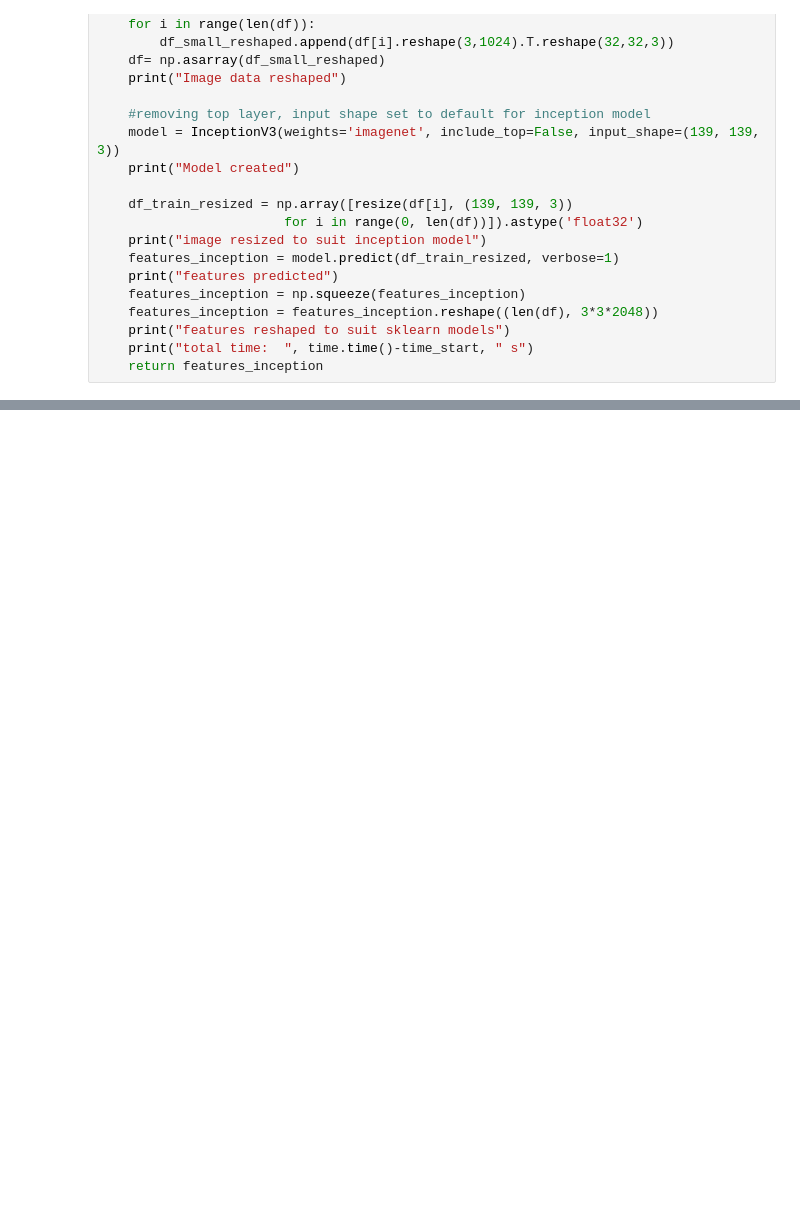
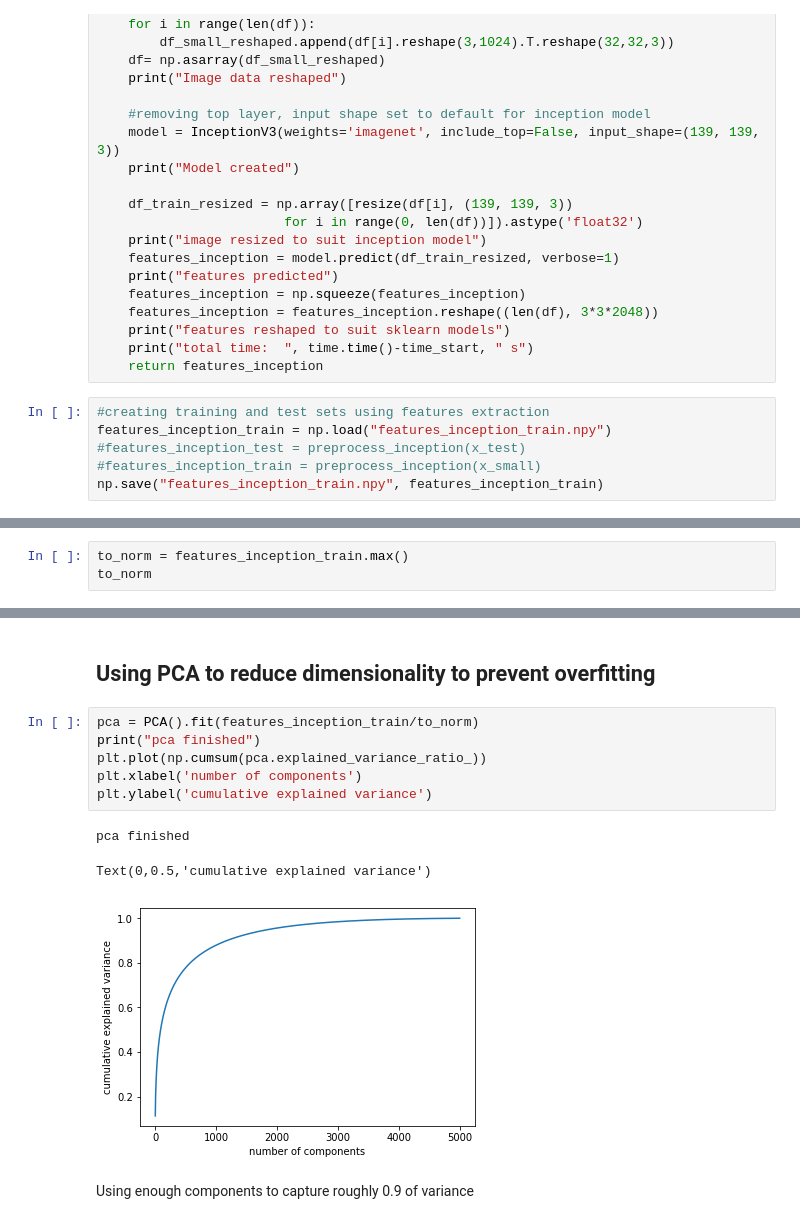
Before and after one commit to kmatusz/cifar10, a Jupyter notebook: cifar-analysis.ipynb, the cells around one changed output, grey strips where cells are left out. Cells and saved outputs as stored; diff of their text form; blank space fills up the shorter version.

```diff
--- a/cifar-analysis.ipynb
+++ b/cifar-analysis.ipynb
@@ -109,3 +113,9 @@ def preprocess_inception (df): #function for generating CNN from image data
     print("features reshaped to suit sklearn models")
     print("total time:  ", time.time()-time_start, " s")
     return features_inception
+# %%
+#creating training and test sets using features extraction
+features_inception_train = np.load("features_inception_train.npy")
+#features_inception_test = preprocess_inception(x_test)
+#features_inception_train = preprocess_inception(x_small)
+np.save("features_inception_train.npy", features_inception_train)
@@ -111,0 +124,3 @@ def preprocess_inception (df): #function for generating CNN from image data
+# %%
+to_norm = features_inception_train.max()
+to_norm
@@ -111,0 +246,14 @@ def preprocess_inception (df): #function for generating CNN from image data
+# %% [markdown]
+## Using PCA to reduce dimensionality to prevent overfitting
+# %%
+pca = PCA().fit(features_inception_train/to_norm)
+print("pca finished")
+plt.plot(np.cumsum(pca.explained_variance_ratio_))
+plt.xlabel('number of components')
+plt.ylabel('cumulative explained variance')
+# %% [output]
+pca finished
+Text(0,0.5,'cumulative explained variance')
+[figure, added]
+# %% [markdown]
+Using enough components to capture roughly 0.9 of variance
```
Also changed, not shown: parts of 51 cells of this notebook.
